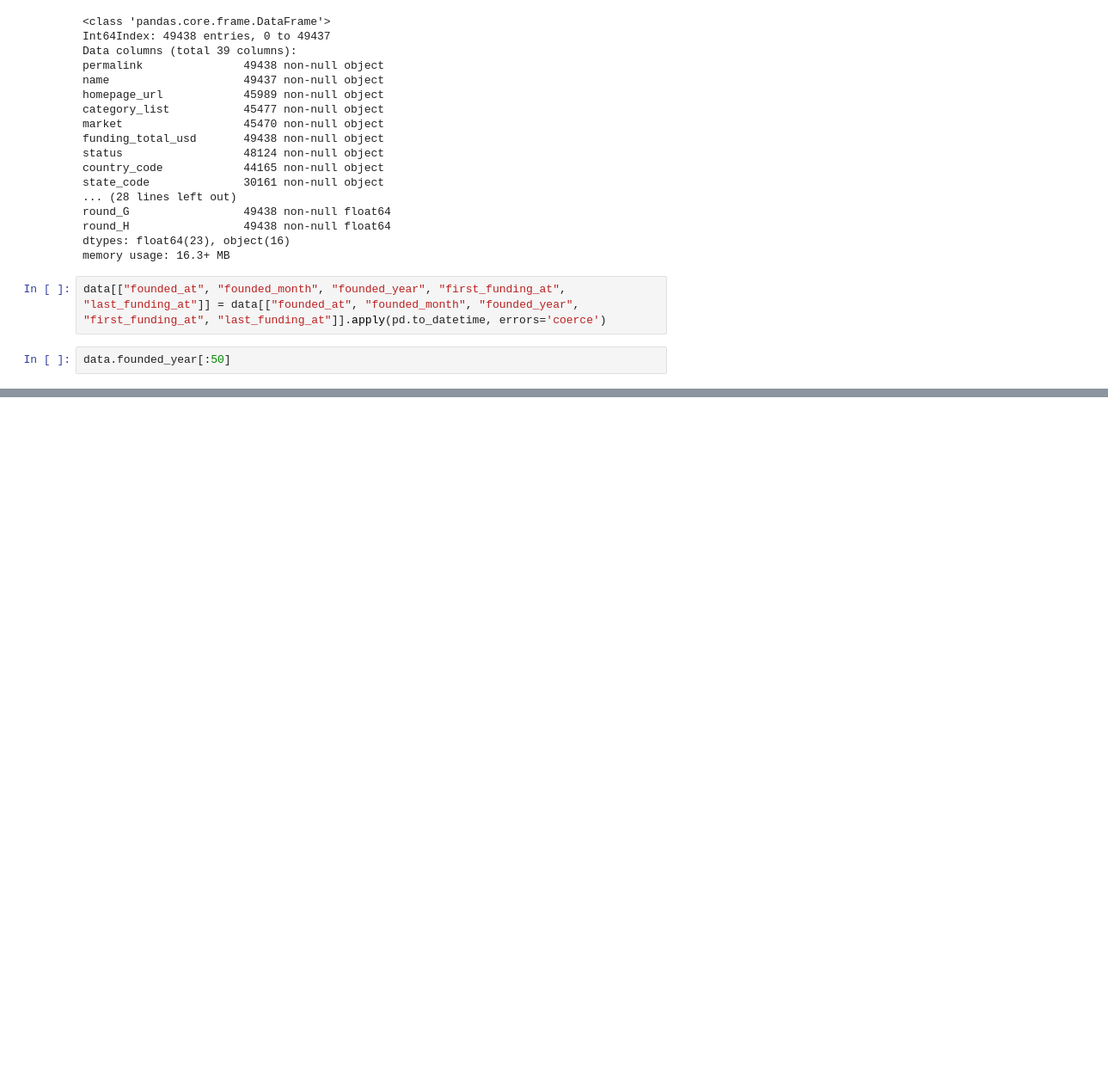
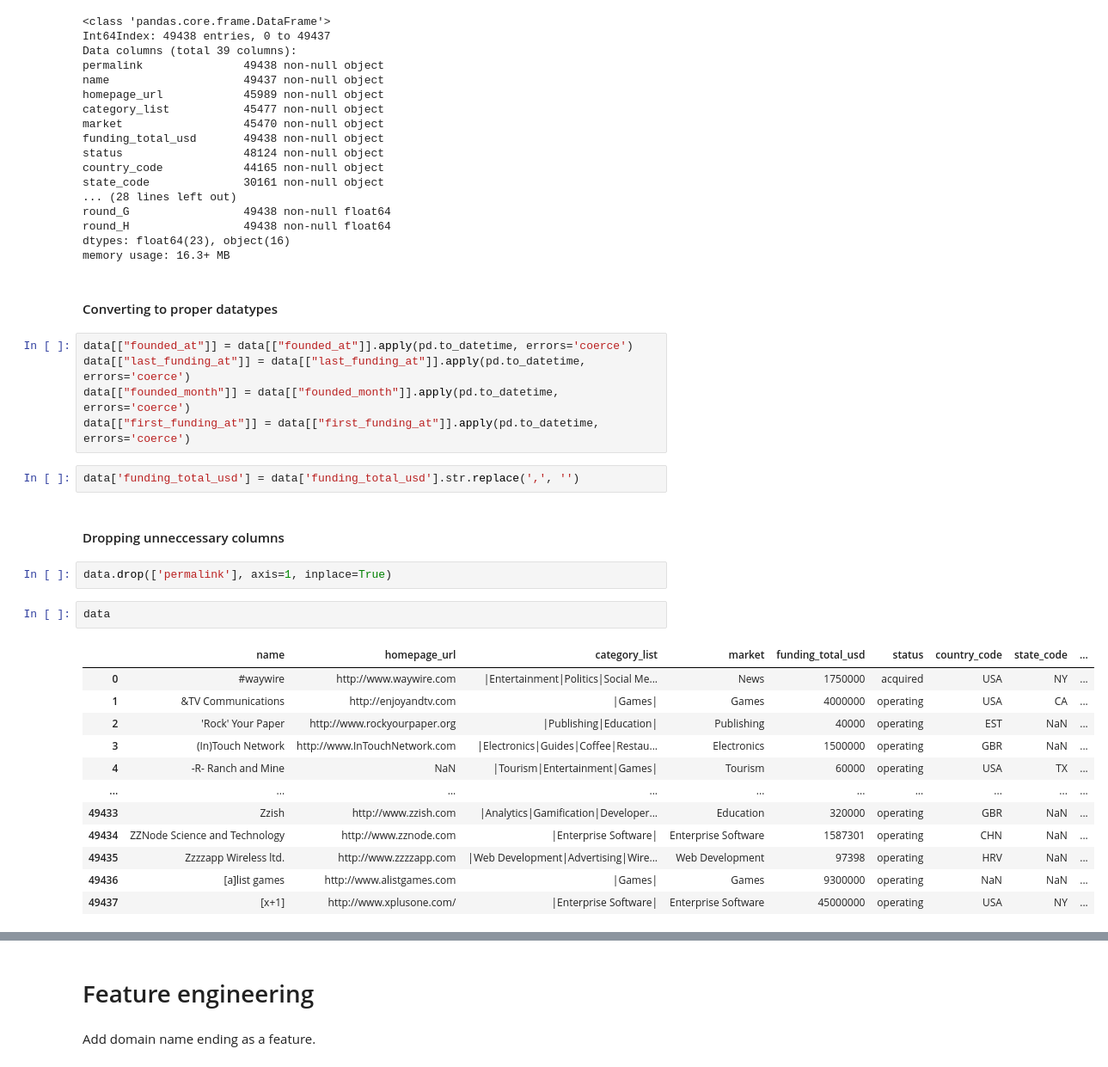
Before and after one commit to brenfrrs/startup_classification, a Jupyter notebook: EDA_large_notebook.ipynb, the cells around one changed output, grey strips where cells are left out. Shown at 86% size. Cells and saved outputs as stored; diff of their text form; blank space fills up the shorter version.

Commit message:
initial data cleaning

```diff
--- a/EDA_large_notebook.ipynb
+++ b/EDA_large_notebook.ipynb
@@ -55,8 +55,31 @@ round_G                 49438 non-null float64
 round_H                 49438 non-null float64
 dtypes: float64(23), object(16)
 memory usage: 16.3+ MB
-# %%
-data[["founded_at", "founded_month", "founded_year", "first_funding_at", "last_funding_at"]] = data[["founded_at", "founded_month", "founded_year", "first_funding_at", "last_funding_at"]].apply(pd.to_datetime, errors='coerce')
+# %% [markdown]
+#### Converting to proper datatypes
+# %%
+data[["founded_at"]] = data[["founded_at"]].apply(pd.to_datetime, errors='coerce')
+data[["last_funding_at"]] = data[["last_funding_at"]].apply(pd.to_datetime, errors='coerce')
+data[["founded_month"]] = data[["founded_month"]].apply(pd.to_datetime, errors='coerce')
+data[["first_funding_at"]] = data[["first_funding_at"]].apply(pd.to_datetime, errors='coerce')
+# %%
+data['funding_total_usd'] = data['funding_total_usd'].str.replace(',', '')
+# %% [markdown]
+#### Dropping unneccessary columns
+# %%
+data.drop(['permalink'], axis=1, inplace=True)
 # %%
-data.founded_year[:50]
+data
 # %% [output]
+|  | name | homepage_url | category_list | market | funding_total_usd | status | country_code | state_code | ... |
+| 0 | #waywire | http://www.waywire.com | |Entertainment|Politics|Social Me... | News | 1750000 | acquired | USA | NY | ... |
+| 1 | &TV Communications | http://enjoyandtv.com | |Games| | Games | 4000000 | operating | USA | CA | ... |
+| 2 | 'Rock' Your Paper | http://www.rockyourpaper.org | |Publishing|Education| | Publishing | 40000 | operating | EST | NaN | ... |
+| 3 | (In)Touch Network | http://www.InTouchNetwork.com | |Electronics|Guides|Coffee|Restau... | Electronics | 1500000 | operating | GBR | NaN | ... |
+| 4 | -R- Ranch and Mine | NaN | |Tourism|Entertainment|Games| | Tourism | 60000 | operating | USA | TX | ... |
+| ... | ... | ... | ... | ... | ... | ... | ... | ... | ... |
+| 49433 | Zzish | http://www.zzish.com | |Analytics|Gamification|Developer... | Education | 320000 | operating | GBR | NaN | ... |
+| 49434 | ZZNode Science and Technology | http://www.zznode.com | |Enterprise Software| | Enterprise Software | 1587301 | operating | CHN | NaN | ... |
+| 49435 | Zzzzapp Wireless ltd. | http://www.zzzzapp.com | |Web Development|Advertising|Wire... | Web Development | 97398 | operating | HRV | NaN | ... |
+| 49436 | [a]list games | http://www.alistgames.com | |Games| | Games | 9300000 | operating | NaN | NaN | ... |
+| 49437 | [x+1] | http://www.xplusone.com/ | |Enterprise Software| | Enterprise Software | 45000000 | operating | USA | NY | ... |
@@ -79,0 +87,4 @@ Name: founded_year, dtype: datetime64[ns]
+# %% [markdown]
+# Feature engineering
+# %% [markdown]
+Add domain name ending as a feature.
```
Also changed, not shown: parts of 3 cells of this notebook.
